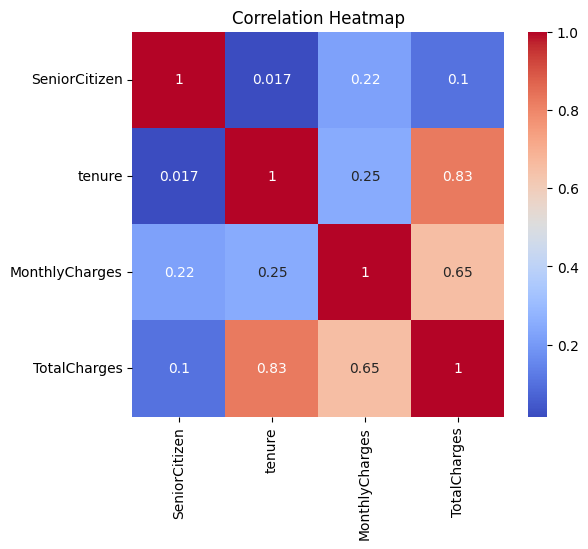
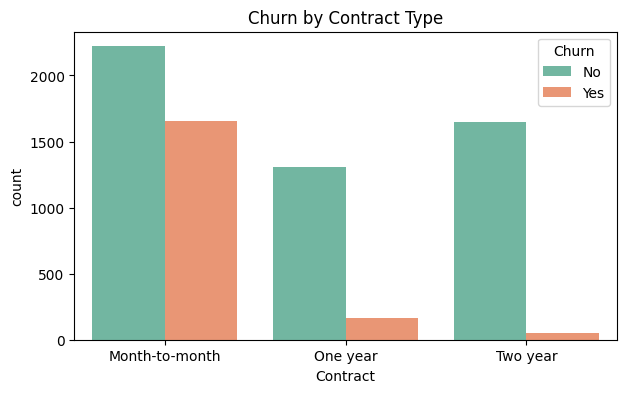
Unified diff of the notebook cell whose output changed from the first chart to the second:
--- before
+++ after
@@ -1,6 +1,5 @@
-plt.figure(figsize=(6,5))
-numeric_df = df.select_dtypes(include=np.number)
-sns.heatmap(numeric_df.corr(), annot=True, cmap='coolwarm')
-plt.title('Correlation Heatmap')
-plt.savefig('../images/correlation_heatmap.png', dpi=150, bbox_inches='tight')
+plt.figure(figsize=(7,4))
+sns.countplot(data=df, x='Contract', hue='Churn', palette='Set2')
+plt.title('Churn by Contract Type')
+plt.savefig('../images/churn_by_contract.png', dpi=150, bbox_inches='tight')
 plt.show()

Commit: Add EDA and SQL analysis notebook